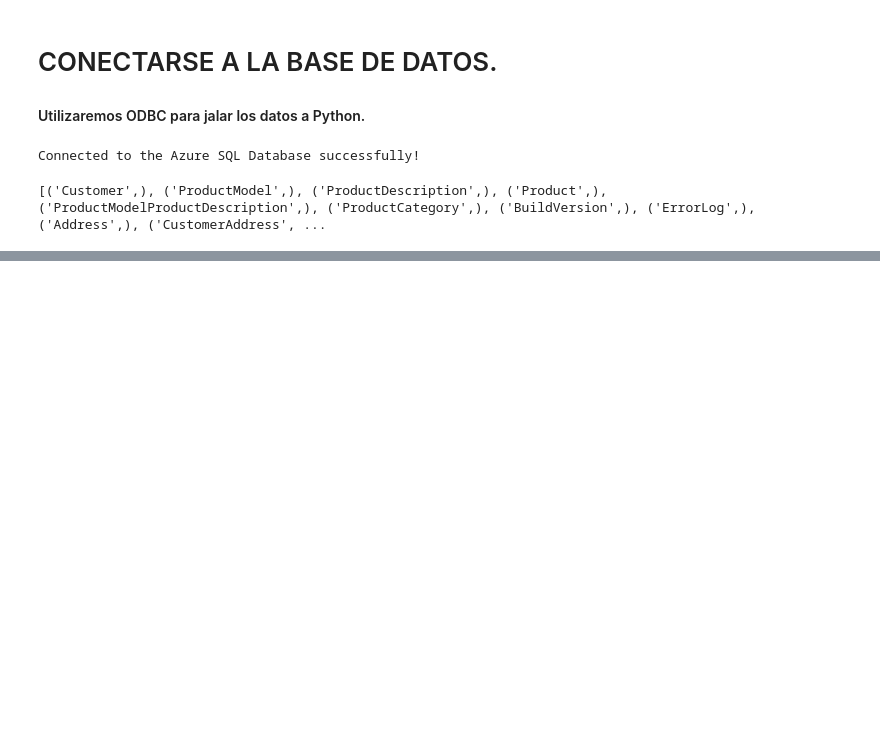
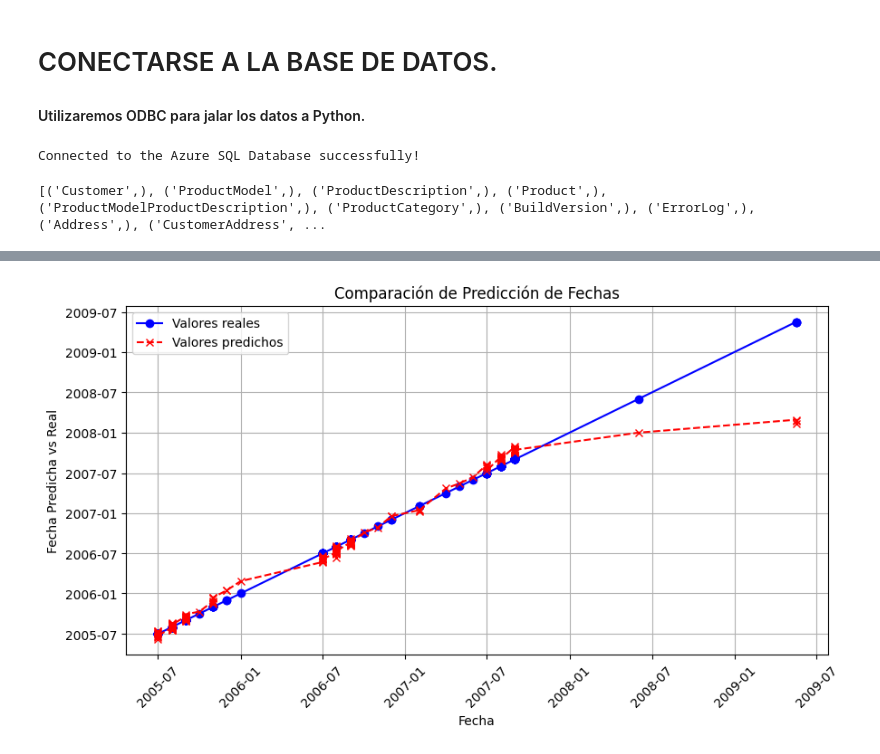
Before and after one commit to CastroMaster10/Act4_CloudComputing, a Jupyter notebook: clase4.ipynb, the cells around one changed output, grey strips where cells are left out. Cells and saved outputs as stored; diff of their text form; code cells hidden in the pictures; blank space fills up the shorter version.

```diff
--- a/clase4.ipynb
+++ b/clase4.ipynb
@@ -129,2 +204,27 @@ datos.to_csv("datos.csv",index=False)
+# %%
+# Crear un DataFrame con valores reales y predichos
+df_results = pd.DataFrame({"Fecha Real": pd.to_datetime(y_test, unit="s"),
+                           "Fecha Predicha": pd.to_datetime(y_pred, unit="s")})
+
+# Ordenar por fecha real
+df_results = df_results.sort_values(by="Fecha Real")
+
+# Crear la gráfica
+plt.figure(figsize=(10, 5))
+plt.plot(df_results["Fecha Real"], df_results["Fecha Real"], marker="o", linestyle="-", label="Valores reales", color="blue")
+plt.plot(df_results["Fecha Real"], df_results["Fecha Predicha"], marker="x", linestyle="--", label="Valores predichos", color="red")
+
+# Configuración de la gráfica
+plt.xlabel("Fecha")
+plt.ylabel("Fecha Predicha vs Real")
+plt.title("Comparación de Predicción de Fechas")
+plt.xticks(rotation=45)
+plt.legend()
+plt.grid()
+
+# Mostrar la gráfica
+plt.show()
+# %% [output]
+[figure, added]
 # %%
 conn.close()
```
Also changed, not shown: parts of 9 cells of this notebook, 2 other files.
